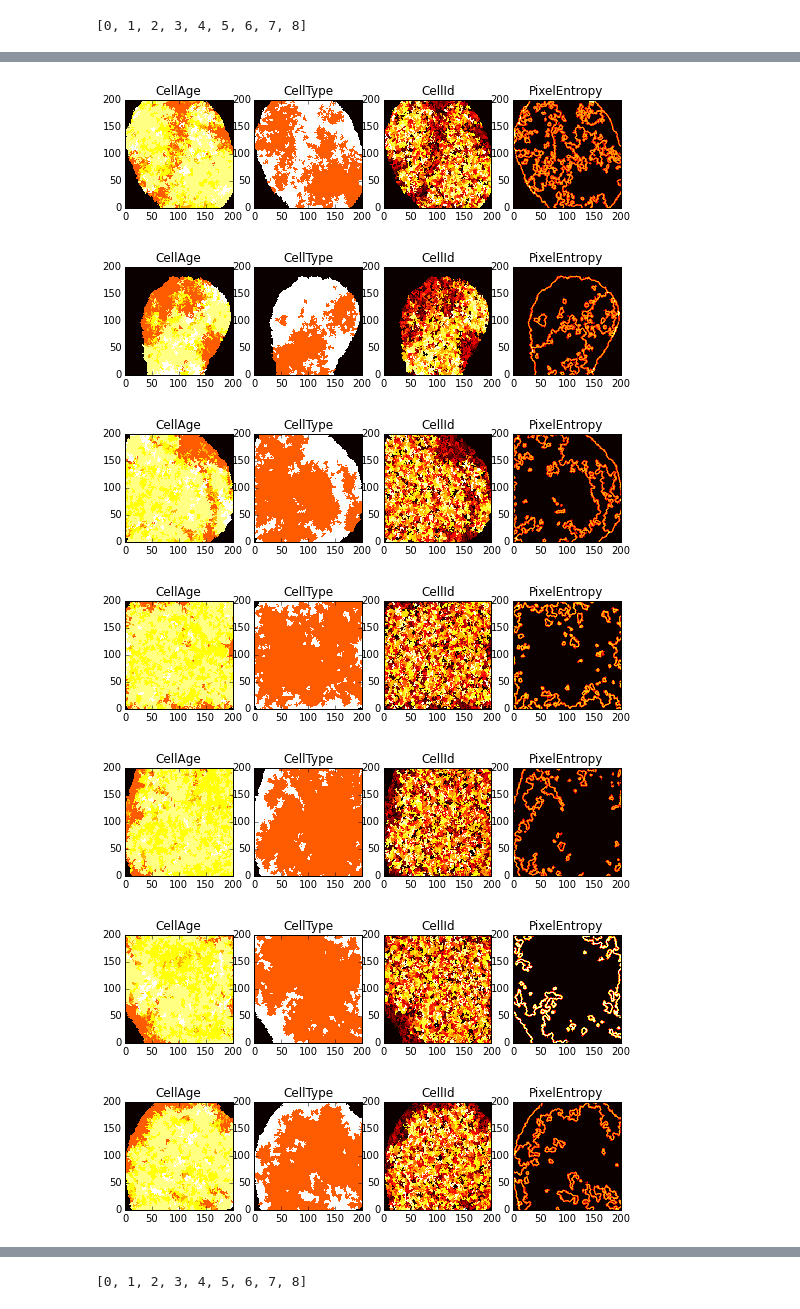
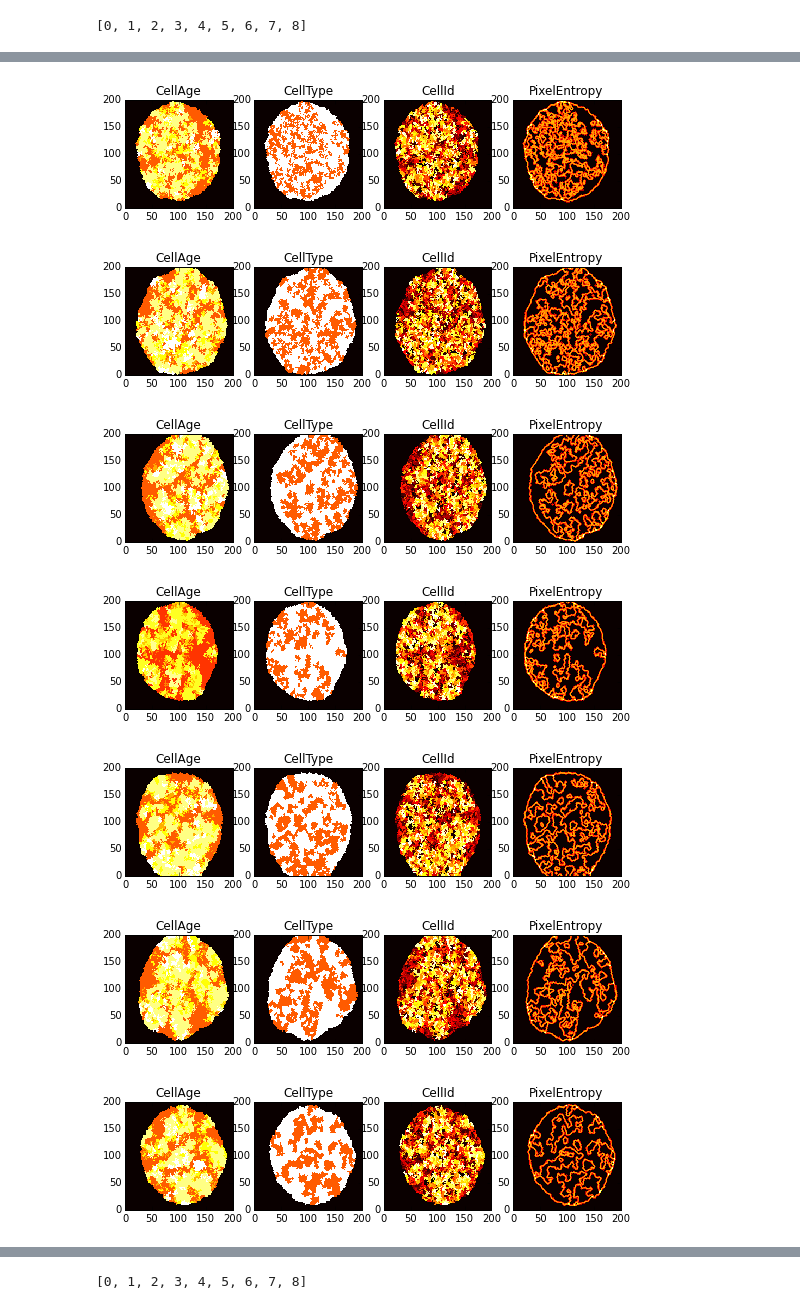
Before and after one commit to glyg/CancerStemCells_GGH, a Jupyter notebook: Notebooks/CompuCell3D simulations Importer.ipynb, the cells around one changed output, grey strips where cells are left out. Cells and saved outputs as stored; diff of their text form; code cells hidden in the pictures.

Commit message:
graphing

```diff
--- a/Notebooks/CompuCell3D simulations Importer.ipynb
+++ b/Notebooks/CompuCell3D simulations Importer.ipynb
@@ -63,7 +63,7 @@ collected.keys()
  'Sim2_ParameterScan_before_ar02']
 # %%
 # TODO: do a widget for that
-DATA_ROOT = '/home/guillaume/Projets/NeuroBlasts/CC3D_sims/Sim2_ParameterScan_'
+DATA_ROOT = '/home/guillaume/Projets/NeuroBlasts/CC3D_sims/Sim2_ParameterScan_none_ar_04/'
 
 sim_name = DATA_ROOT.split('/')[-2]
 
@@ -307,5 +307,7 @@ def show_fields(tumor, frame_num):
         ax.set_title(name, fontdict={'fontsize':12})
 
 for tumor in tumors.values():
+    diff_adh = tumor.sim_dict['energies']['CancerStemCell-NonCancerous']
     show_fields(tumor, frame_num)
+    plt.savefig('{}_fields_{}.svg'.format(sim_name, diff_adh))
 # %% [output]
@@ -313,7 +315,7 @@ for tumor in tumors.values():
-[figure, old version]
+[figure, new version]
-[figure, old version]
+[figure, new version]
-[figure, old version]
+[figure, new version]
-[figure, old version]
+[figure, new version]
-[figure, old version]
+[figure, new version]
-[figure, old version]
+[figure, new version]
-[figure, old version]
+[figure, new version]
```
Also changed, not shown: parts of 14 cells of this notebook, 3 other files.
